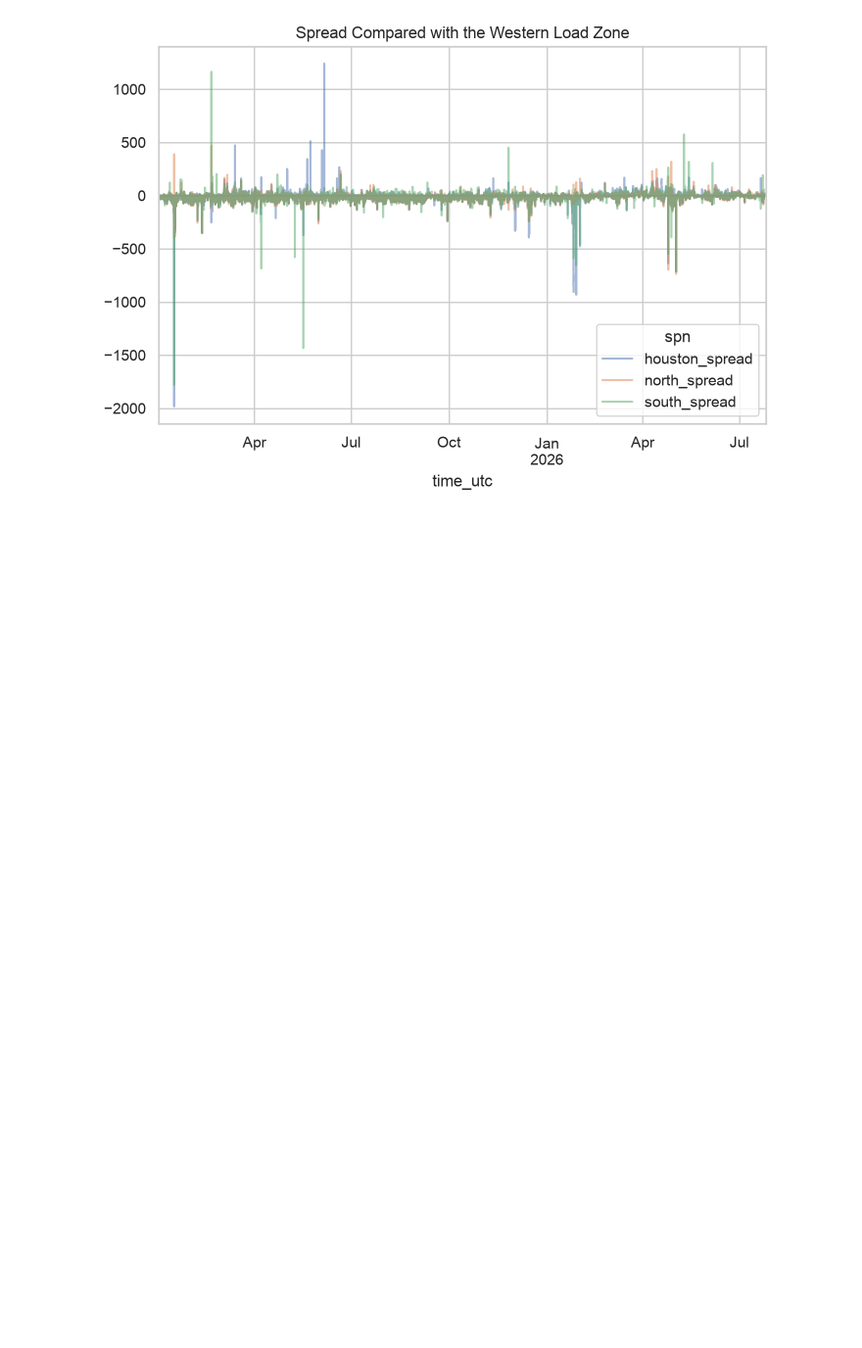
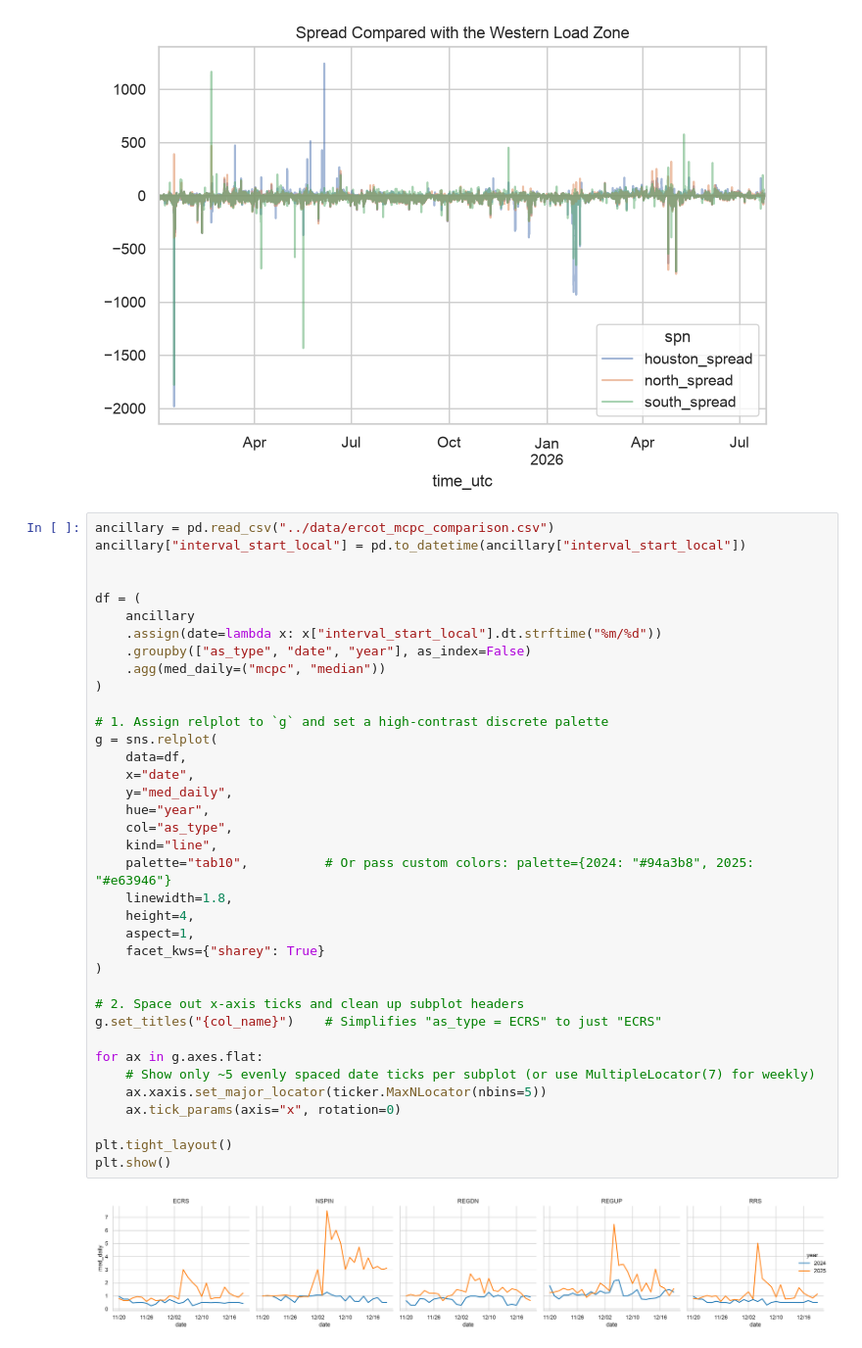
Before and after one commit to dbreynol/a26, a Jupyter notebook: projects/analytics.ipynb, the cells around one changed output. Shown at 98% size. Cells and saved outputs as stored; diff of their text form; blank space fills up the shorter version.

```diff
--- a/projects/analytics.ipynb
+++ b/projects/analytics.ipynb
@@ -118,3 +119,42 @@ plt.title('Spread Compared with the Western Load Zone')
 # %% [output]
 Text(0.5, 1.0, 'Spread Compared with the Western Load Zone')
 [figure]
+# %%
+ancillary = pd.read_csv("../data/ercot_mcpc_comparison.csv")
+ancillary["interval_start_local"] = pd.to_datetime(ancillary["interval_start_local"])
+
+
+df = (
+    ancillary
+    .assign(date=lambda x: x["interval_start_local"].dt.strftime("%m/%d"))
+    .groupby(["as_type", "date", "year"], as_index=False)
+    .agg(med_daily=("mcpc", "median"))
+)
+
+# 1. Assign relplot to `g` and set a high-contrast discrete palette
+g = sns.relplot(
+    data=df,
+    x="date",
+    y="med_daily",
+    hue="year",
+    col="as_type",
+    kind="line",
+    palette="tab10",          # Or pass custom colors: palette={2024: "#94a3b8", 2025: "#e63946"}
+    linewidth=1.8,
+    height=4,
+    aspect=1,
+    facet_kws={"sharey": True}
+)
+
+# 2. Space out x-axis ticks and clean up subplot headers
+g.set_titles("{col_name}")    # Simplifies "as_type = ECRS" to just "ECRS"
+
+for ax in g.axes.flat:
+    # Show only ~5 evenly spaced date ticks per subplot (or use MultipleLocator(7) for weekly)
+    ax.xaxis.set_major_locator(ticker.MaxNLocator(nbins=5))
+    ax.tick_params(axis="x", rotation=0)
+
+plt.tight_layout()
+plt.show()
+# %% [output]
+[figure, added]
```
Also changed, not shown: parts of 1 cell of this notebook, 1 other file.
